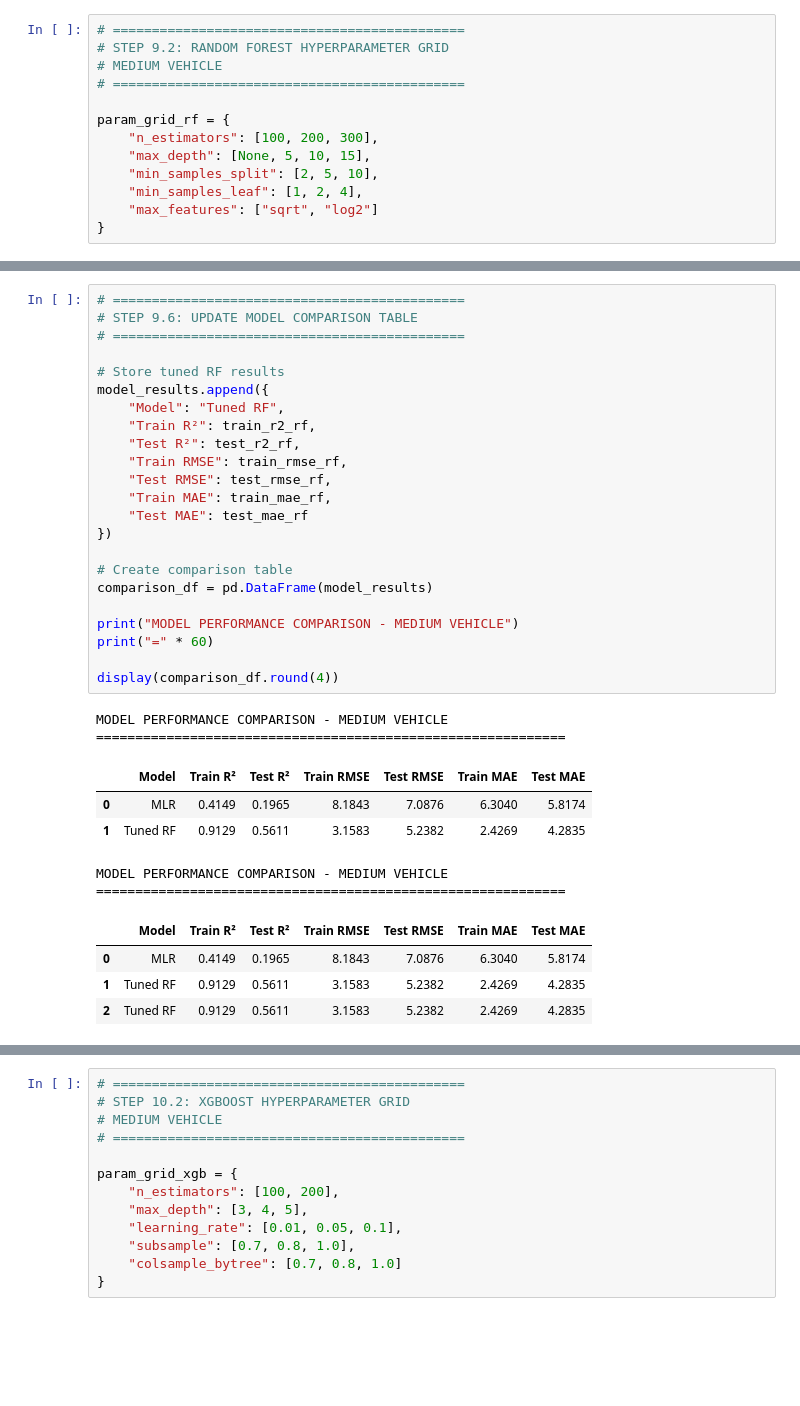
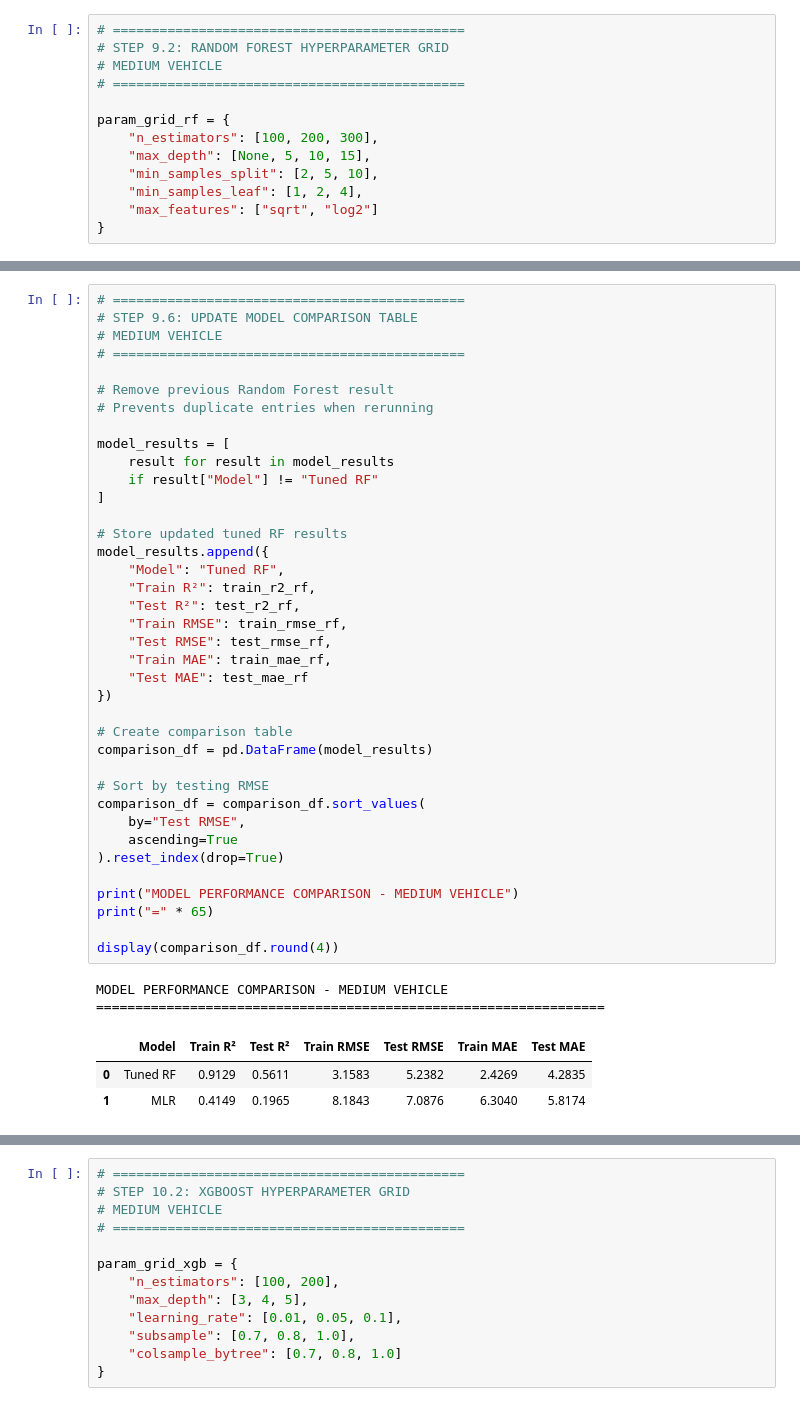
Before and after one commit to aavasd75/thesis_codes, a Jupyter notebook: medium_vehicle_final.ipynb, the cells around one changed output, grey strips where cells are left out. Cells and saved outputs as stored; diff of their text form; blank space fills up the shorter version.

```diff
--- a/medium_vehicle_final.ipynb
+++ b/medium_vehicle_final.ipynb
@@ -1369,38 +1201,47 @@ MAE  : 4.2835 km/h
-# %%
-# =============================================
-# STEP 9.6: UPDATE MODEL COMPARISON TABLE
-# =============================================
-
-# Store tuned RF results
-model_results.append({
-    "Model": "Tuned RF",
-    "Train R²": train_r2_rf,
-    "Test R²": test_r2_rf,
-    "Train RMSE": train_rmse_rf,
-    "Test RMSE": test_rmse_rf,
-    "Train MAE": train_mae_rf,
-    "Test MAE": test_mae_rf
-})
-
-# Create comparison table
-comparison_df = pd.DataFrame(model_results)
-
-print("MODEL PERFORMANCE COMPARISON - MEDIUM VEHICLE")
-print("=" * 60)
-
-display(comparison_df.round(4))
-# %% [output]
-MODEL PERFORMANCE COMPARISON - MEDIUM VEHICLE
-============================================================
-|  | Model | Train R² | Test R² | Train RMSE | Test RMSE | Train MAE | Test MAE |
-| 0 | MLR | 0.4149 | 0.1965 | 8.1843 | 7.0876 | 6.3040 | 5.8174 |
-| 1 | Tuned RF | 0.9129 | 0.5611 | 3.1583 | 5.2382 | 2.4269 | 4.2835 |
-MODEL PERFORMANCE COMPARISON - MEDIUM VEHICLE
-============================================================
-|  | Model | Train R² | Test R² | Train RMSE | Test RMSE | Train MAE | Test MAE |
-| 0 | MLR | 0.4149 | 0.1965 | 8.1843 | 7.0876 | 6.3040 | 5.8174 |
-| 1 | Tuned RF | 0.9129 | 0.5611 | 3.1583 | 5.2382 | 2.4269 | 4.2835 |
-| 2 | Tuned RF | 0.9129 | 0.5611 | 3.1583 | 5.2382 | 2.4269 | 4.2835 |
+# %%
+# =============================================
+# STEP 9.6: UPDATE MODEL COMPARISON TABLE
+# MEDIUM VEHICLE
+# =============================================
+
+# Remove previous Random Forest result
+# Prevents duplicate entries when rerunning
+
+model_results = [
+    result for result in model_results
+    if result["Model"] != "Tuned RF"
+]
+
+# Store updated tuned RF results
+model_results.append({
+    "Model": "Tuned RF",
+    "Train R²": train_r2_rf,
+    "Test R²": test_r2_rf,
+    "Train RMSE": train_rmse_rf,
+    "Test RMSE": test_rmse_rf,
+    "Train MAE": train_mae_rf,
+    "Test MAE": test_mae_rf
+})
+
+# Create comparison table
+comparison_df = pd.DataFrame(model_results)
+
+# Sort by testing RMSE
+comparison_df = comparison_df.sort_values(
+    by="Test RMSE",
+    ascending=True
+).reset_index(drop=True)
+
+print("MODEL PERFORMANCE COMPARISON - MEDIUM VEHICLE")
+print("=" * 65)
+
+display(comparison_df.round(4))
+# %% [output]
+MODEL PERFORMANCE COMPARISON - MEDIUM VEHICLE
+=================================================================
+|  | Model | Train R² | Test R² | Train RMSE | Test RMSE | Train MAE | Test MAE |
+| 0 | Tuned RF | 0.9129 | 0.5611 | 3.1583 | 5.2382 | 2.4269 | 4.2835 |
+| 1 | MLR | 0.4149 | 0.1965 | 8.1843 | 7.0876 | 6.3040 | 5.8174 |
 # %%
 # =============================================
 # STEP 9.7: RANDOM FOREST FEATURE IMPORTANCE
```
Also changed, not shown: parts of 45 cells of this notebook.
